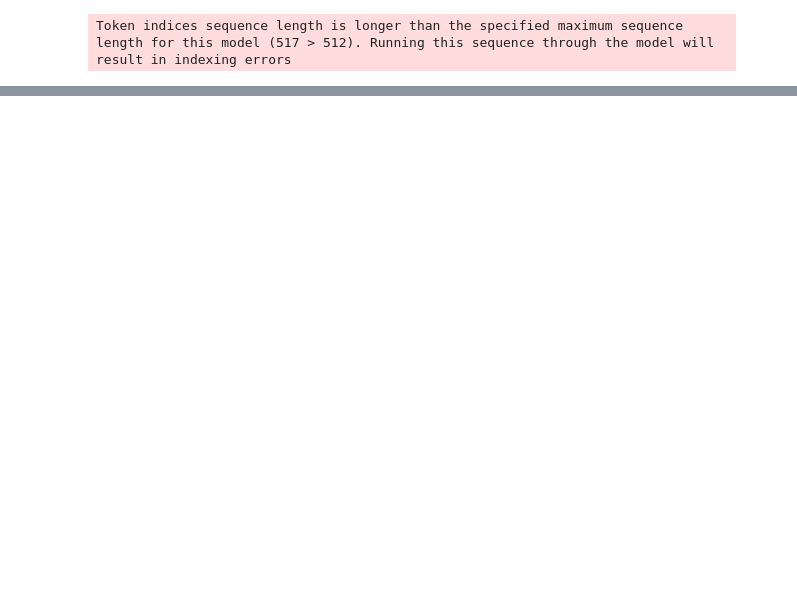
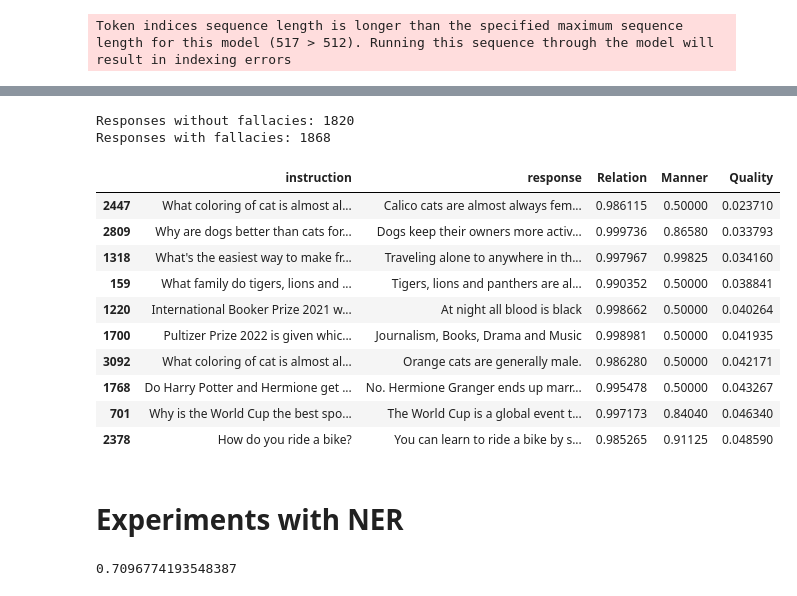
Before and after one commit to simonamazzarino/TETRA, a Jupyter notebook: Trust - QualityMannerRelation.ipynb, the cells around one changed output, grey strips where cells are left out. Cells and saved outputs as stored; diff of their text form; code cells hidden in the pictures; blank space fills up the shorter version.

```diff
--- a/Trust - QualityMannerRelation.ipynb
+++ b/Trust - QualityMannerRelation.ipynb
@@ -163,0 +166,20 @@ df[df['Relation'] < 0.5]
+# %%
+print ("Responses without fallacies:", len(df[df['Quality']==1]))
+print ("Responses with fallacies:", len(df[(df['Quality']!=1) & (df['Quality']!=-998)]))
+# %% [output]
+Responses without fallacies: 1820
+Responses with fallacies: 1868
+# %%
+df[(df['Quality']!=1) & (df['Quality']!=-998)].sort_values(by=['Quality'])[:10]
+# %% [output]
+|  | instruction | response | Relation | Manner | Quality |
+| 2447 | What coloring of cat is almost al... | Calico cats are almost always fem... | 0.986115 | 0.50000 | 0.023710 |
+| 2809 | Why are dogs better than cats for... | Dogs keep their owners more activ... | 0.999736 | 0.86580 | 0.033793 |
+| 1318 | What's the easiest way to make fr... | Traveling alone to anywhere in th... | 0.997967 | 0.99825 | 0.034160 |
+| 159 | What family do tigers, lions and ... | Tigers, lions and panthers are al... | 0.990352 | 0.50000 | 0.038841 |
+| 1220 | International Booker Prize 2021 w... | At night all blood is black | 0.998662 | 0.50000 | 0.040264 |
+| 1700 | Pultizer Prize 2022 is given whic... | Journalism, Books, Drama and Music | 0.998981 | 0.50000 | 0.041935 |
+| 3092 | What coloring of cat is almost al... | Orange cats are generally male. | 0.986280 | 0.50000 | 0.042171 |
+| 1768 | Do Harry Potter and Hermione get ... | No. Hermione Granger ends up marr... | 0.995478 | 0.50000 | 0.043267 |
+| 701 | Why is the World Cup the best spo... | The World Cup is a global event t... | 0.997173 | 0.84040 | 0.046340 |
+| 2378 | How do you ride a bike? | You can learn to ride a bike by s... | 0.985265 | 0.91125 | 0.048590 |
@@ -163,0 +190,2 @@ df[df['Relation'] < 0.5]
+# %% [markdown]
+# Experiments with NER
@@ -163,0 +203,14 @@ df[df['Relation'] < 0.5]
+# %%
+#boost normale
+real_w = 0
+stop_w = len(stops)
+
+for word in words:
+    if word in NER:
+        real_w += 1 + boost1
+    else:
+        real_w += 1
+
+real_w / (real_w + stop_w)
+# %% [output]
+0.7096774193548387
```
Also changed, not shown: parts of 16 cells of this notebook.
